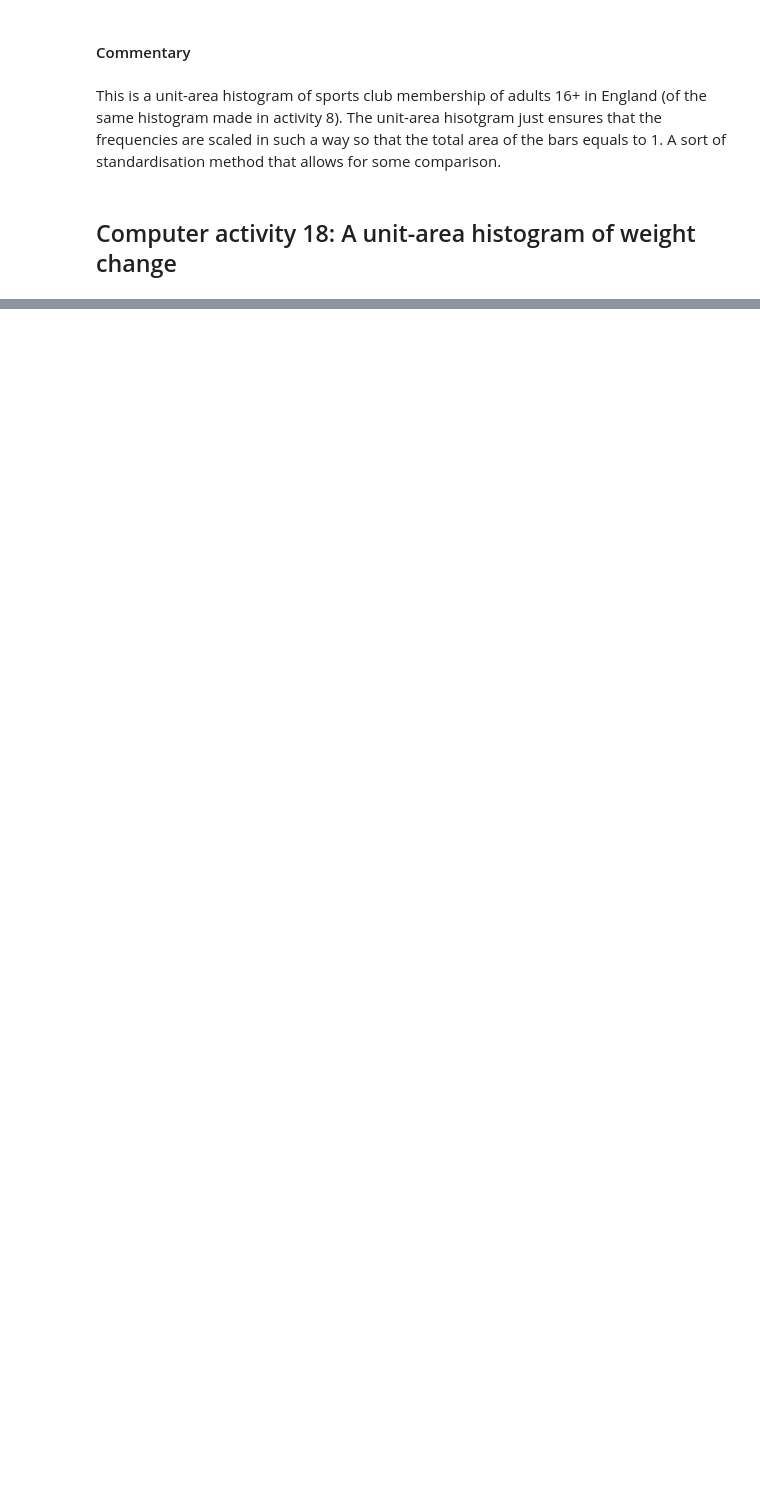
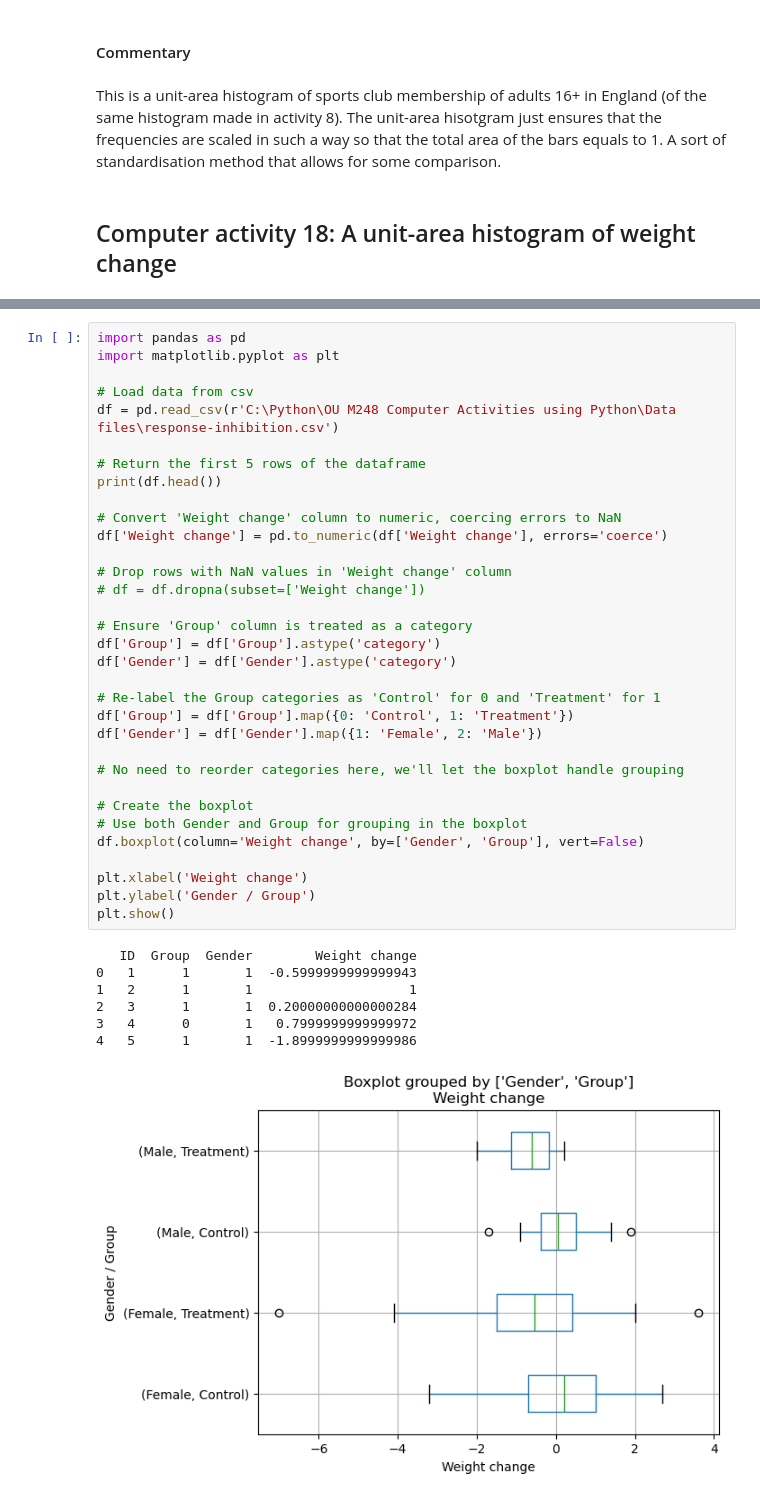
Before and after one commit to segunlonge/OU-M248-Data-Analysis-in-Python, a Jupyter notebook: 4. Computer Book A - Comparing variables graphically.ipynb, the cells around one changed output, grey strips where cells are left out. Cells and saved outputs as stored; diff of their text form; blank space fills up the shorter version.

```diff
--- a/4. Computer Book A - Comparing variables graphically.ipynb
+++ b/4. Computer Book A - Comparing variables graphically.ipynb
@@ -98,0 +231,41 @@ This is a unit-area histogram of sports club membership of adults 16+ in England
+# %%
+import pandas as pd
+import matplotlib.pyplot as plt
+
+# Load data from csv
+df = pd.read_csv(r'C:\Python\OU M248 Computer Activities using Python\Data files\response-inhibition.csv')
+
+# Return the first 5 rows of the dataframe
+print(df.head())
+
+# Convert 'Weight change' column to numeric, coercing errors to NaN
+df['Weight change'] = pd.to_numeric(df['Weight change'], errors='coerce')
+
+# Drop rows with NaN values in 'Weight change' column
+# df = df.dropna(subset=['Weight change'])
+
+# Ensure 'Group' column is treated as a category
+df['Group'] = df['Group'].astype('category')
+df['Gender'] = df['Gender'].astype('category')
+
+# Re-label the Group categories as 'Control' for 0 and 'Treatment' for 1
+df['Group'] = df['Group'].map({0: 'Control', 1: 'Treatment'})
+df['Gender'] = df['Gender'].map({1: 'Female', 2: 'Male'})
+
+# No need to reorder categories here, we'll let the boxplot handle grouping
+
+# Create the boxplot
+# Use both Gender and Group for grouping in the boxplot
+df.boxplot(column='Weight change', by=['Gender', 'Group'], vert=False)
+
+plt.xlabel('Weight change')
+plt.ylabel('Gender / Group')
+plt.show()
+# %% [output]
+   ID  Group  Gender        Weight change
+0   1      1       1  -0.5999999999999943
+1   2      1       1                    1
+2   3      1       1  0.20000000000000284
+3   4      0       1   0.7999999999999972
+4   5      1       1  -1.8999999999999986
+[figure, added]
```
Also changed, not shown: parts of 23 cells of this notebook, 2 other files.
